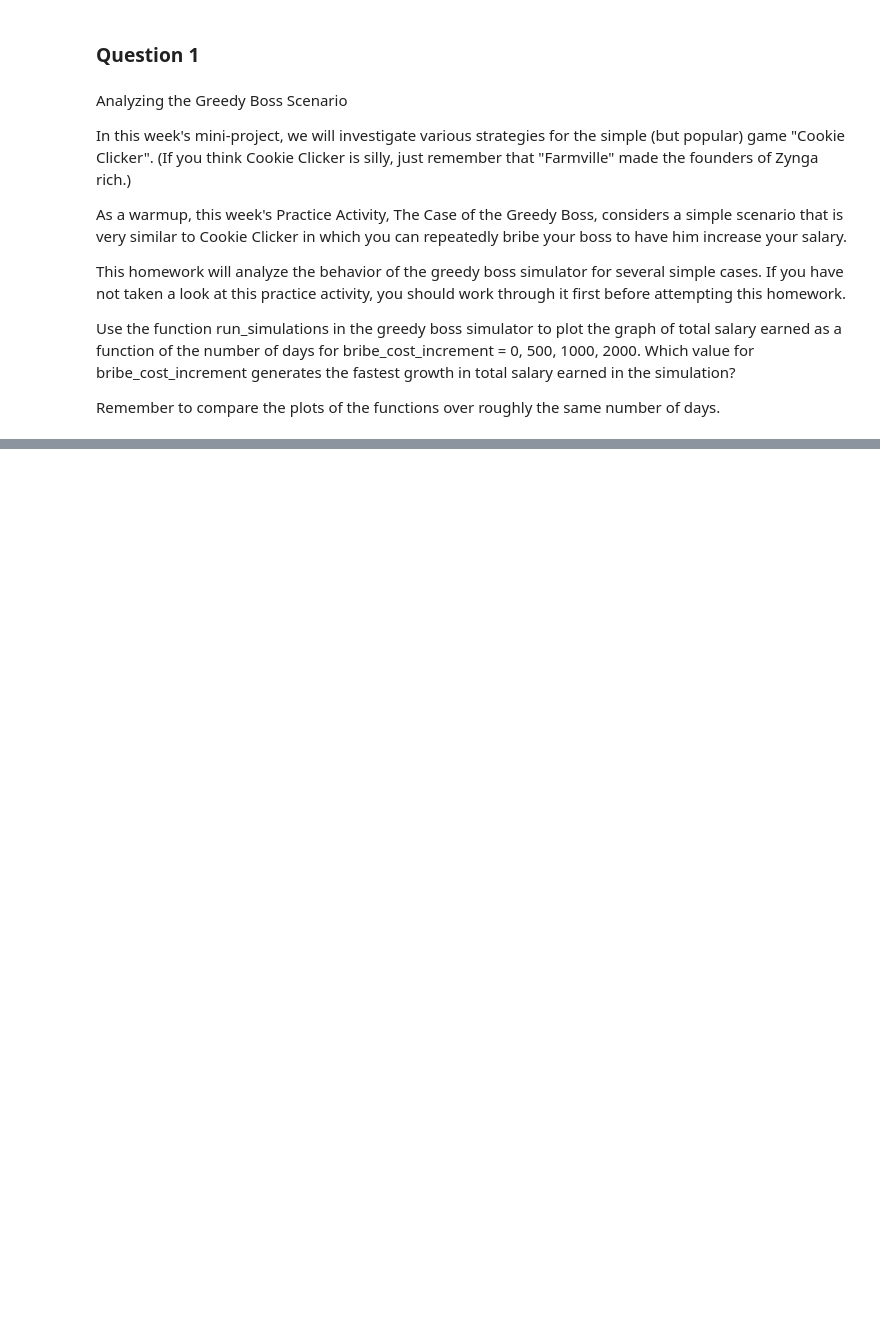
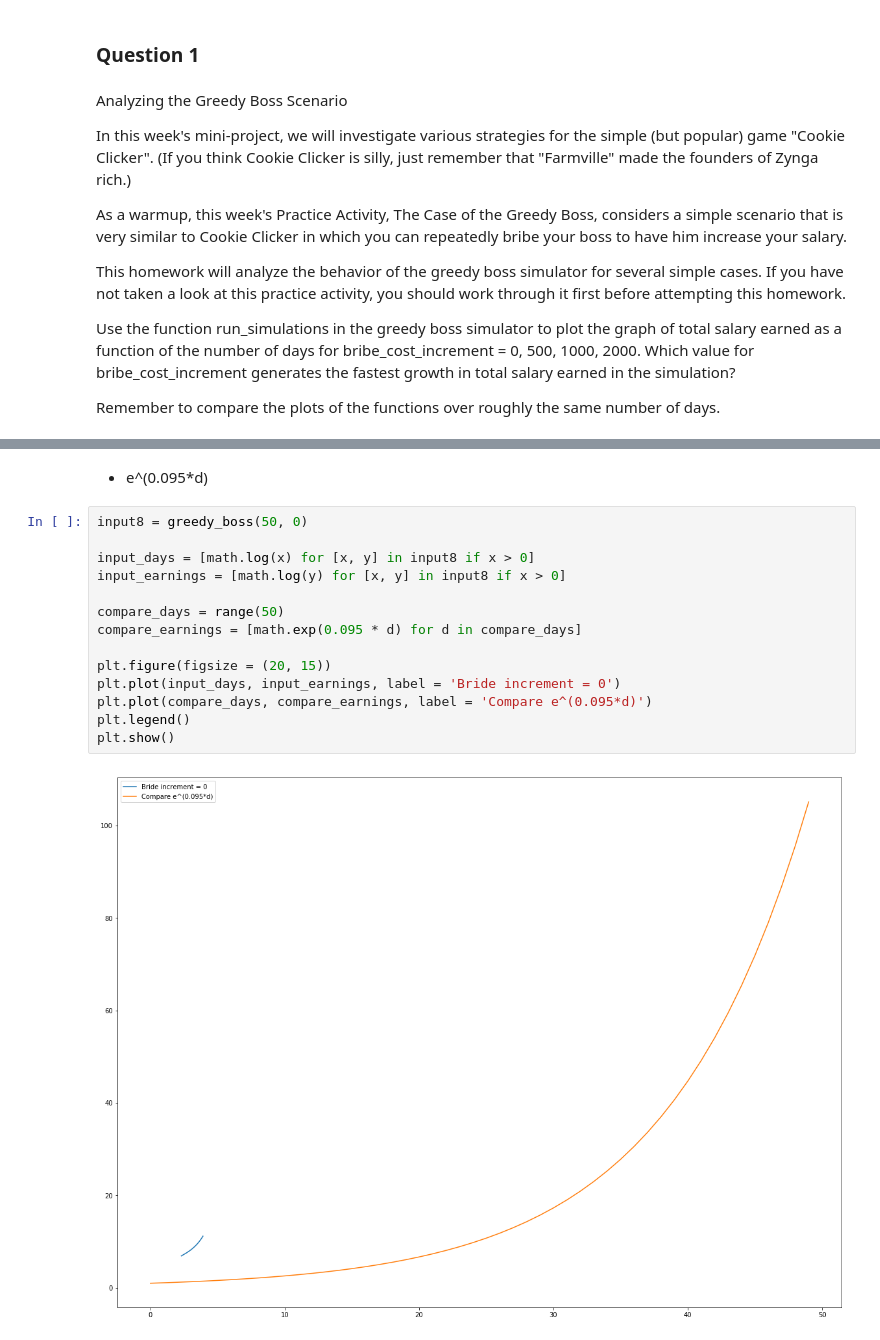
Before and after one commit to qiangwennorge/Fundalmental-of-Computing, a Jupyter notebook: Course 3 Principles of Computing (Part 1)/Homework 5 Counting, growth of functions, higher-order functions.ipynb, the cells around one changed output, grey strips where cells are left out. Cells and saved outputs as stored; diff of their text form; blank space fills up the shorter version.

```diff
--- a/Course 3 Principles of Computing (Part 1)/Homework 5 Counting, growth of functions, higher-order functions.ipynb
+++ b/Course 3 Principles of Computing (Part 1)/Homework 5 Counting, growth of functions, higher-order functions.ipynb
@@ -111,0 +207,18 @@ Remember to compare the plots of the functions over roughly the same number of d
+# %% [markdown]
+- e^(0.095*d)
+# %%
+input8 = greedy_boss(50, 0)
+
+input_days = [math.log(x) for [x, y] in input8 if x > 0]
+input_earnings = [math.log(y) for [x, y] in input8 if x > 0]
+
+compare_days = range(50)
+compare_earnings = [math.exp(0.095 * d) for d in compare_days]
+
+plt.figure(figsize = (20, 15))
+plt.plot(input_days, input_earnings, label = 'Bride increment = 0')
+plt.plot(compare_days, compare_earnings, label = 'Compare e^(0.095*d)')
+plt.legend()
+plt.show()
+# %% [output]
+[figure, added]
```
Also changed, not shown: parts of 31 cells of this notebook.
